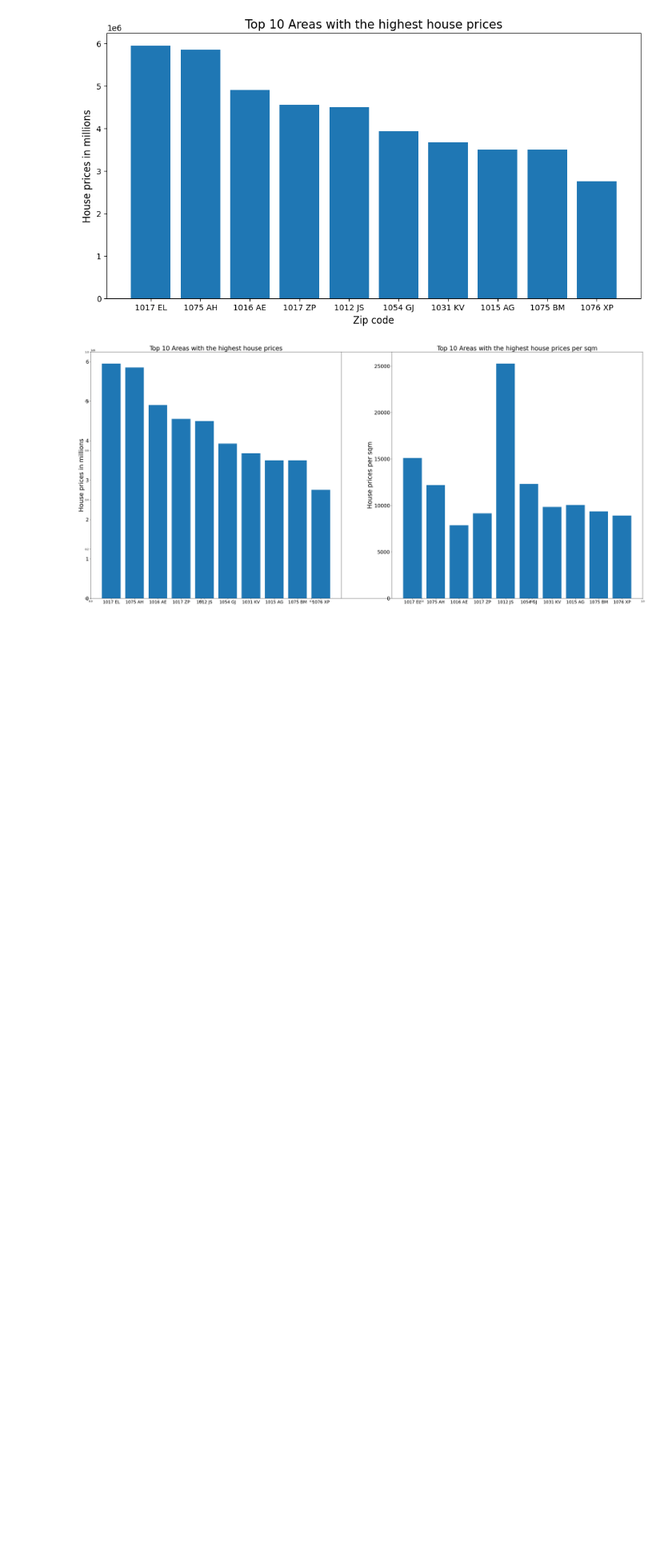
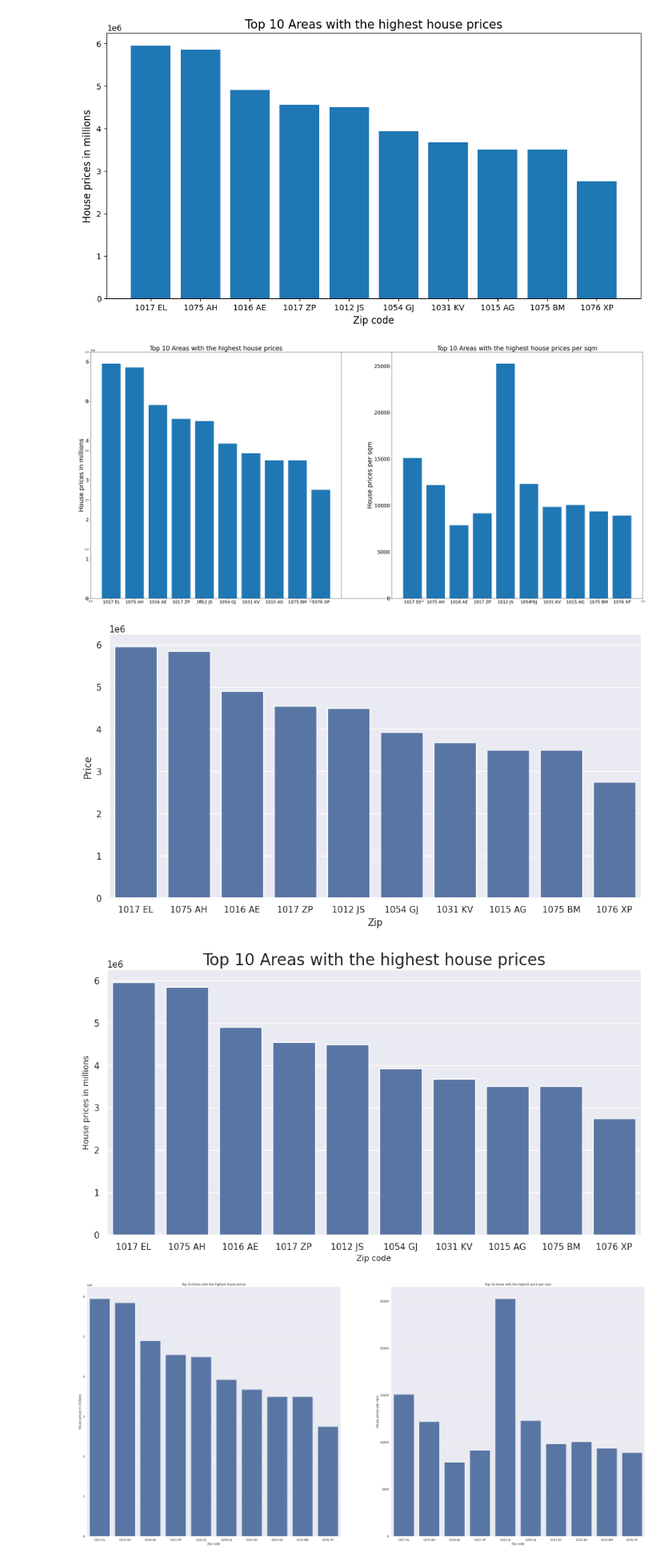
Before and after one commit to plkimtuyen05-boop/ktltsp.ueh25, a Jupyter notebook: midterm/th1 thong ke mo ta.ipynb, the cells around one changed output. Shown at 80% size. Cells and saved outputs as stored; diff of their text form; code cells hidden in the pictures; blank space fills up the shorter version.

```diff
--- a/midterm/th1 thong ke mo ta.ipynb
+++ b/midterm/th1 thong ke mo ta.ipynb
@@ -208,3 +208,34 @@ plt.show()
 [figure]
 [figure]
 [figure]
+# %%
+import matplotlib.pyplot as plt
+import seaborn as sns
+# case 1: basic
+plt.figure(figsize= (12,6))
+data = houseprices_sorted[0:10]
+sns.barplot(data= data, x= 'Zip',y = 'Price')
+# case 2: advanced 1
+plt.figure(figsize= (12,6))
+data = houseprices_sorted[0:10]
+ax = sns.barplot(data= data, x= 'Zip',y = 'Price')
+ax.set_xlabel('Zip code',fontsize = 10)
+ax.set_ylabel('House prices in millions', fontsize = 10)
+ax.set_title('Top 10 Areas with the highest house prices', fontsize= 20)
+# case 3: view multiple perspectives at once
+fig, ax = plt.subplots(1, 2,figsize=(40,18))
+data = houseprices_sorted[0:10]
+ax1 = sns.barplot(data= data, x= 'Zip',y = 'Price', ax = ax[0])
+ax1.set_xlabel('Zip code')
+ax1.set_ylabel('House prices in millions')
+ax1.set_title('Top 10 Areas with the highest house prices')
+ax2 = sns.barplot(data= data, x= 'Zip',y = 'PriceperSqm',
+ax=ax[1])
+ax2.set_xlabel('Zip code')
+ax2.set_ylabel('House prices per sqm')
+ax2.set_title('Top 10 Areas with the highest price per sqm')
+fig.savefig('case3 bt 1 nv1 1.2 Seaborn.png')
+# %% [output]
+[figure, added]
+[figure, added]
+[figure, added]
```
